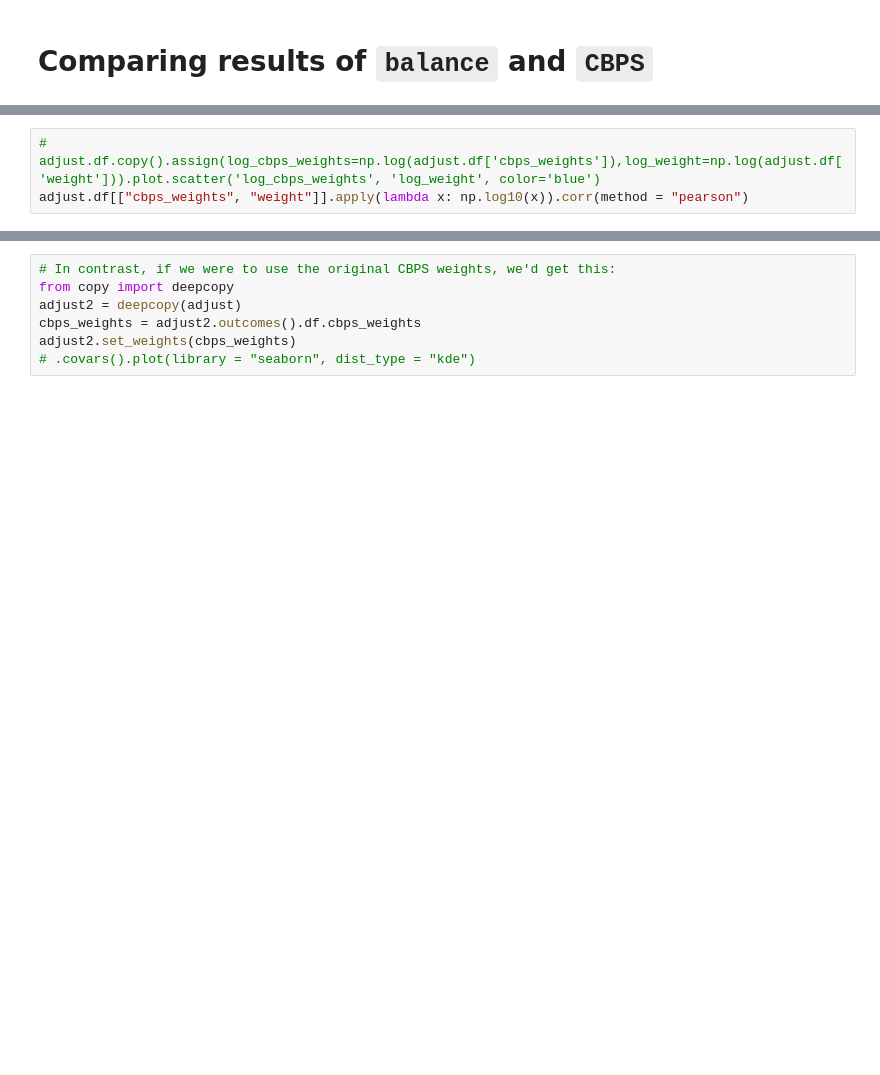
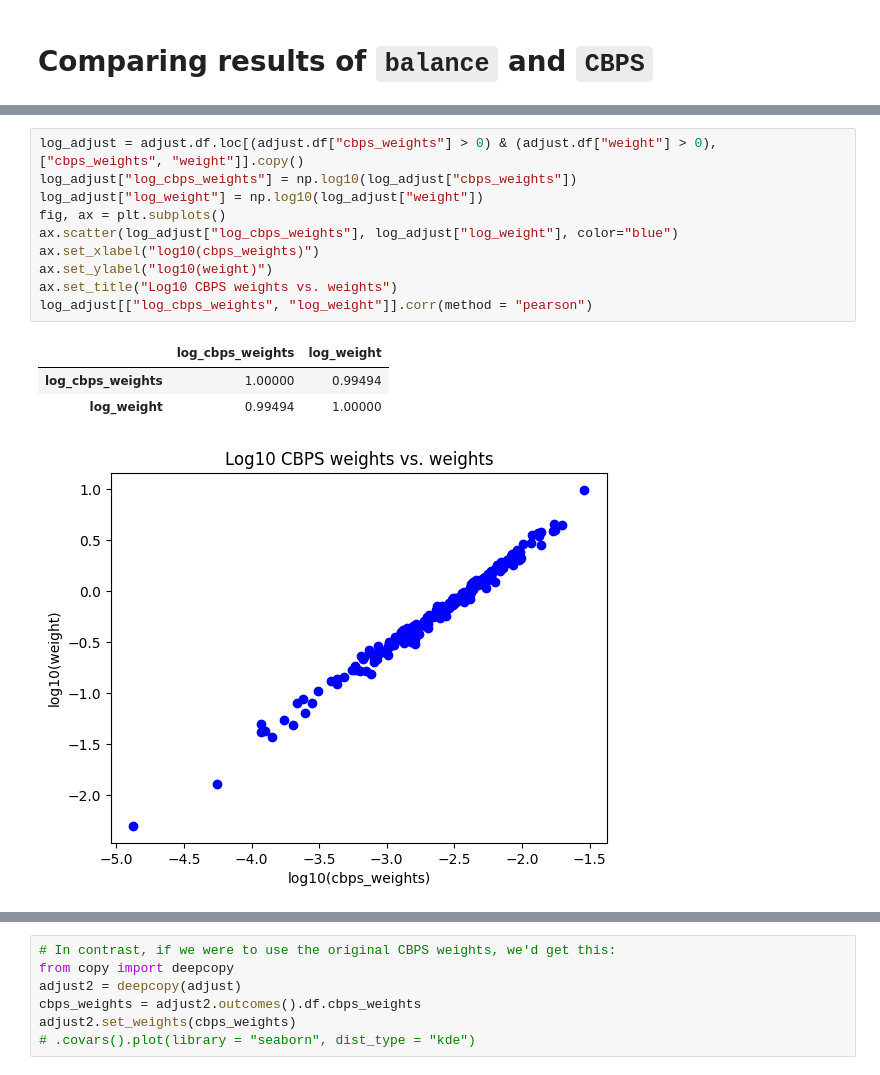
Before and after one commit to facebookresearch/balance, a Jupyter notebook: tutorials/comparing_cbps_in_r_vs_python_using_sim_data.ipynb, the cells around one changed output, grey strips where cells are left out. Saved outputs shown, nothing was run; the diff lists cells and outputs as text; blank space fills up the shorter version.

```diff
--- a/tutorials/comparing_cbps_in_r_vs_python_using_sim_data.ipynb
+++ b/tutorials/comparing_cbps_in_r_vs_python_using_sim_data.ipynb
@@ -34,6 +98,18 @@ adjust.df[["cbps_weights", "weight"]].corr(method = "pearson")
-# %%
-# adjust.df.copy().assign(log_cbps_weights=np.log(adjust.df['cbps_weights']),log_weight=np.log(adjust.df['weight'])).plot.scatter('log_cbps_weights', 'log_weight', color='blue')
-adjust.df[["cbps_weights", "weight"]].apply(lambda x: np.log10(x)).corr(method = "pearson")
+# %%
+log_adjust = adjust.df.loc[(adjust.df["cbps_weights"] > 0) & (adjust.df["weight"] > 0), ["cbps_weights", "weight"]].copy()
+log_adjust["log_cbps_weights"] = np.log10(log_adjust["cbps_weights"])
+log_adjust["log_weight"] = np.log10(log_adjust["weight"])
+fig, ax = plt.subplots()
+ax.scatter(log_adjust["log_cbps_weights"], log_adjust["log_weight"], color="blue")
+ax.set_xlabel("log10(cbps_weights)")
+ax.set_ylabel("log10(weight)")
+ax.set_title("Log10 CBPS weights vs. weights")
+log_adjust[["log_cbps_weights", "log_weight"]].corr(method = "pearson")
+# %% [output]
+|  | log_cbps_weights | log_weight |
+| log_cbps_weights | 1.00000 | 0.99494 |
+| log_weight | 0.99494 | 1.00000 |
+[figure, added]
 # %%
 # Notice how the y outcome before and after the weigts is 220.67 -> 207.55, similar to R's 220.67 -> 206.8
 print(adjust.outcomes().summary())
```
Also changed, not shown: parts of 10 cells of this notebook, 1 other file.
